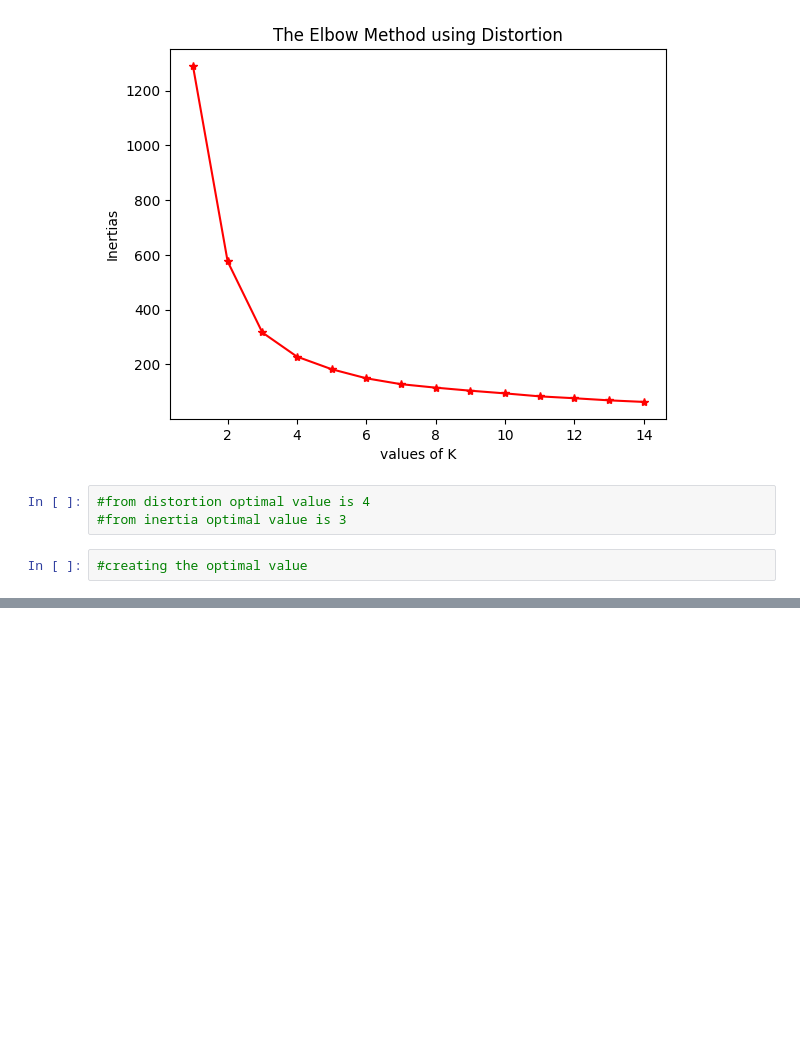
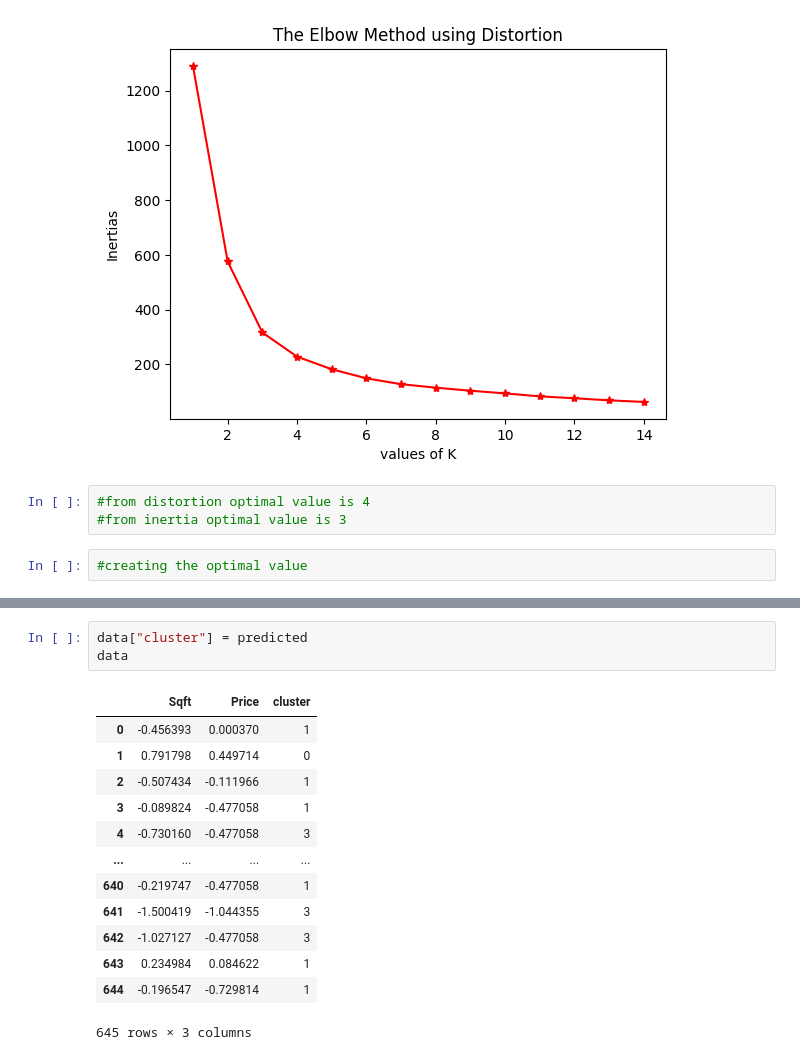
Before and after one commit to SindhiyaDevi/Python-Assignments, a Jupyter notebook: Kmeans_House_Rental.ipynb, the cells around one changed output, grey strips where cells are left out. Cells and saved outputs as stored; diff of their text form; blank space fills up the shorter version.

```diff
--- a/Kmeans_House_Rental.ipynb
+++ b/Kmeans_House_Rental.ipynb
@@ -209,3 +232,20 @@ array([[-0.97312261, -0.75435214],
+# %%
+data["cluster"] = predicted
+data
+# %% [output]
+|  | Sqft | Price | cluster |
+| 0 | -0.456393 | 0.000370 | 1 |
+| 1 | 0.791798 | 0.449714 | 0 |
+| 2 | -0.507434 | -0.111966 | 1 |
+| 3 | -0.089824 | -0.477058 | 1 |
+| 4 | -0.730160 | -0.477058 | 3 |
+| ... | ... | ... | ... |
+| 640 | -0.219747 | -0.477058 | 1 |
+| 641 | -1.500419 | -1.044355 | 3 |
+| 642 | -1.027127 | -0.477058 | 3 |
+| 643 | 0.234984 | 0.084622 | 1 |
+| 644 | -0.196547 | -0.729814 | 1 |
+645 rows × 3 columns
 # %%
 #scatter plot
 
```
Also changed, not shown: parts of 7 cells of this notebook.
